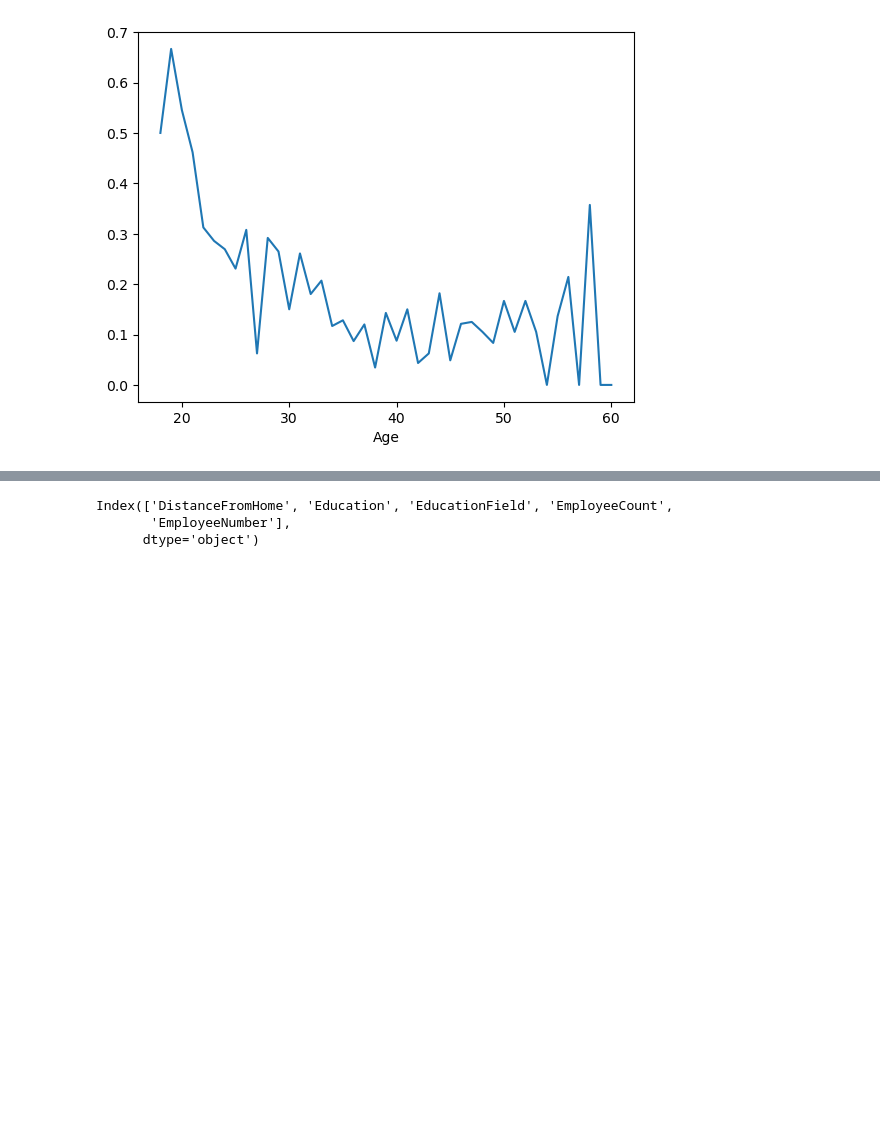
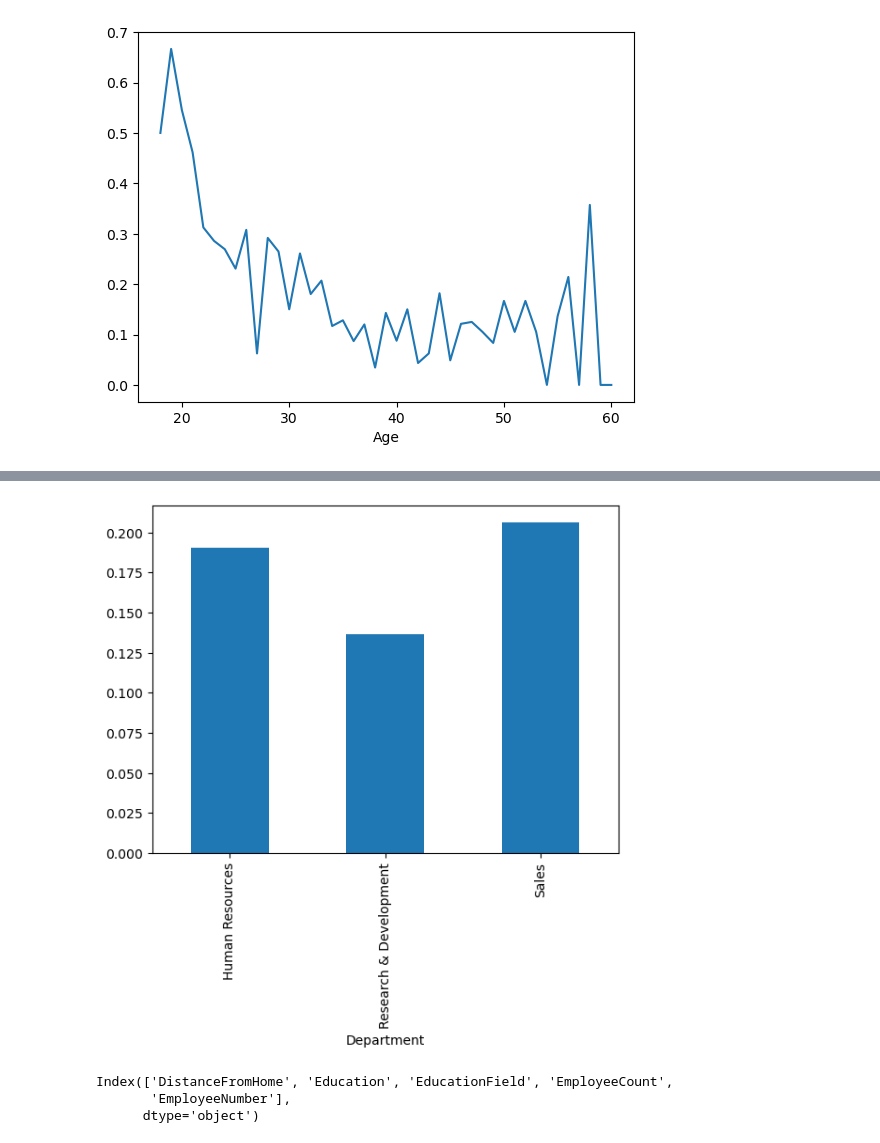
Before and after one commit to atigonh/resignation, a Jupyter notebook: code/2_EDA.ipynb, the cells around one changed output, grey strips where cells are left out. Saved outputs shown, nothing was run; the diff lists cells and outputs as text; code cells hidden in the pictures; blank space fills up the shorter version.

```diff
--- a/code/2_EDA.ipynb
+++ b/code/2_EDA.ipynb
@@ -96,3 +93,9 @@ Name: Attrition, dtype: float64
+# %%
+# Department
+df.groupby(by='Department')['Attrition'].mean().plot(kind='bar');
+# not significant much
+# %% [output]
+[figure, added]
 # %%
 df.columns[5:10]
 # %% [output]
```
Also changed, not shown: parts of 11 cells of this notebook, 4 other files.
